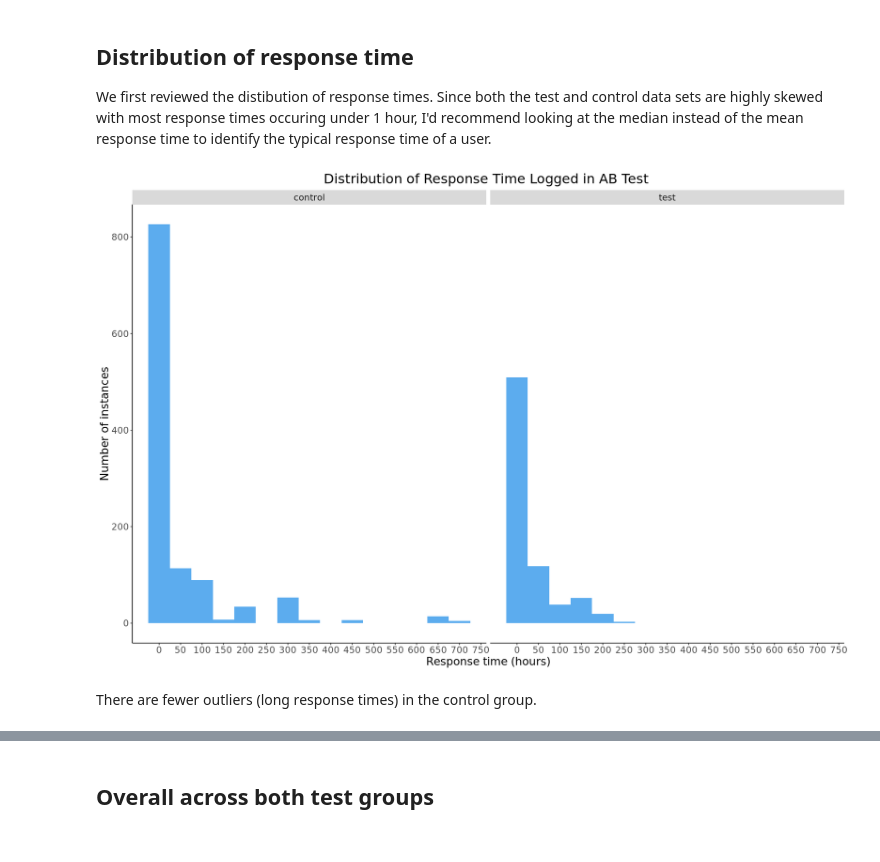
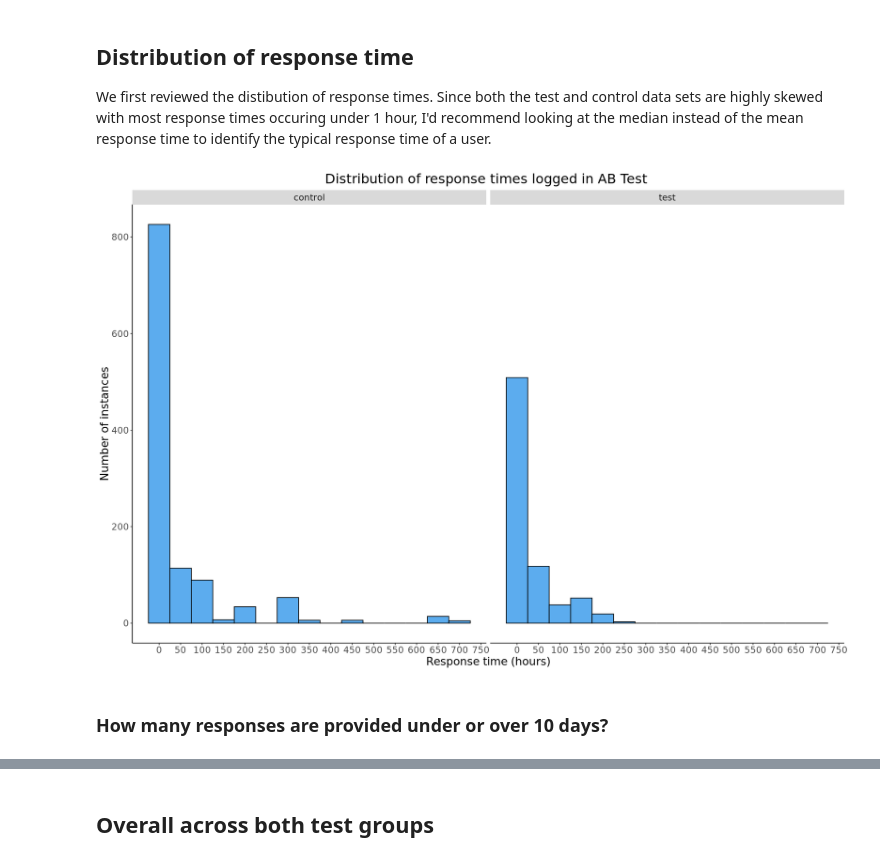
Before and after one commit to wikimedia-research/Topic-notifications-analysis-2022, a Jupyter notebook: topic_notifications_ab_test_report.ipynb, the cells around one changed output, grey strips where cells are left out. Saved outputs shown, nothing was run; the diff lists cells and outputs as text; code cells hidden in the pictures.

```diff
--- a/topic_notifications_ab_test_report.ipynb
+++ b/topic_notifications_ab_test_report.ipynb
@@ -395,26 +412,28 @@ We first reviewed the distibution of response times. Since both the test and con
 # %%
 # Create histogram
 
 response_histogram <- topic_response_data_exp %>%
     mutate(response_time = difftime(response_dt, comment_dt, units = "secs")) %>%
     #filter(response_time < 3600)  %>%  #remove significant outliers to help more clearly see distribution of majority
     ggplot(aes(x=response_time/3600)) +  #round to nearest hour
-    geom_histogram(binwidth = 50, fill = 'steelblue2') +
+    geom_histogram(color = "black", binwidth = 50, fill = 'steelblue2') +
     facet_wrap(~ experiment_group) +
     scale_x_continuous(labels = scales::comma, breaks=seq(0,800,50)) +
-    labs (title = "Distribution of Response Time Logged in AB Test ",
+    labs (title = "Distribution of response times logged in AB Test ",
           y = "Number of instances",
          x= "Response time (hours)")   +
     theme(
         panel.grid.minor = element_blank(),
         panel.background = element_blank(),
         plot.title = element_text(hjust = 0.5),
         text = element_text(size=16),
         legend.position="bottom",
         axis.line = element_line(colour = "black"))
 
 response_histogram
+
+ggsave("Figures/response_time_histogram.png",response_histogram, width = 16, height = 8, units = "in", dpi = 300)
 # %% [output]
-[figure, old version]
+[figure, new version]
 # %% [markdown]
-There are fewer outliers (long response times) in the control group.
+### How many responses are provided under or over 10 days?
```
Also changed, not shown: parts of 83 cells of this notebook.
